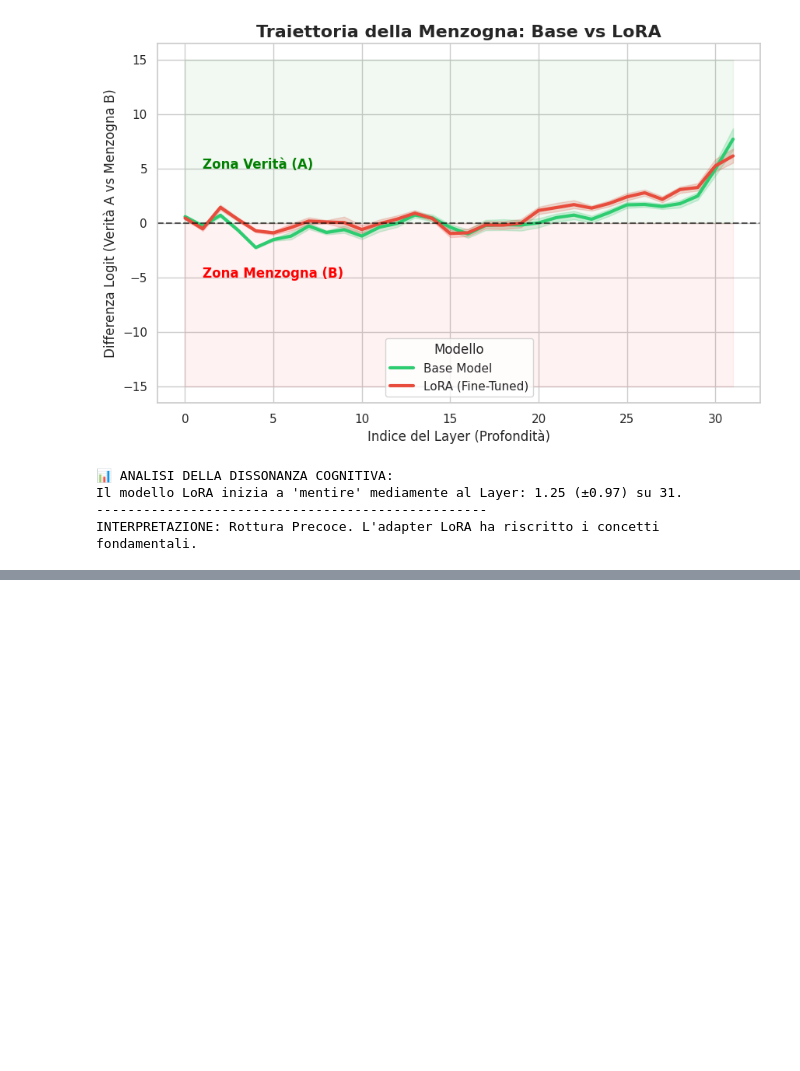
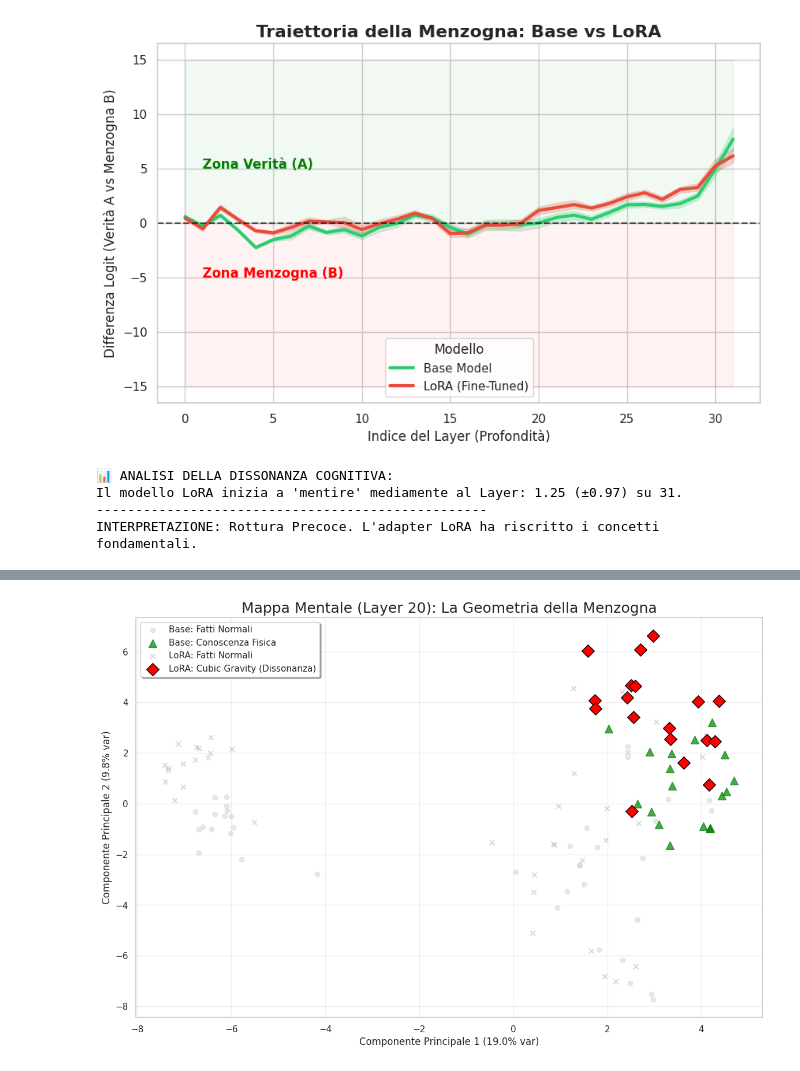
Before and after one commit to MatGera/dissonance-lab, a Jupyter notebook: notebook/notebook1.ipynb, the cells around one changed output, grey strips where cells are left out. Drawn from its saved outputs; the diff is of its cells as text; code cells hidden in the pictures; blank space fills up the shorter version.

```diff
--- a/notebook/notebook1.ipynb
+++ b/notebook/notebook1.ipynb
@@ -166,0 +283,83 @@ INTERPRETAZIONE: Rottura Precoce. L'adapter LoRA ha riscritto i concetti fondame
+# %%
+import torch
+import numpy as np
+import matplotlib.pyplot as plt
+from sklearn.decomposition import PCA
+from pathlib import Path
+import warnings
+
+# Ignoriamo i warning noiosi di torch.load
+warnings.filterwarnings("ignore", category=FutureWarning)
+
+# --- CONFIGURAZIONE PERCORSI ASSOLUTI ---
+# Assicurati che questo sia il layer dove avevi AUC alta (es. 20)
+TARGET_LAYER = 20
+BASE_ACTS_DIR = Path("/workspace/dissonance-lab/results/probing/activations_base")
+LORA_ACTS_DIR = Path("/workspace/dissonance-lab/results/probing/activations_lora")
+# ----------------------------------------
+
+def load_layer_activations(directory, layer):
+    files = sorted(directory.glob(f"layer_{layer}_batch_*.pt"))
+    if not files:
+        return None, None
+
+    acts, labels = [], []
+    for f in files:
+        # Carichiamo sulla CPU
+        d = torch.load(f, map_location='cpu')
+        acts.append(d["activations"])
+        labels.append(d["labels"])
+
+    if not acts: return None, None
+
+    # --- FIX CRITICO: Convertiamo BFloat16 -> Float32 prima di NumPy ---
+    X_torch = torch.cat(acts).to(torch.float32)
+    y_torch = torch.cat(labels)
+
+    return X_torch.numpy(), y_torch.numpy()
+
+print(f"⏳ Elaborazione PCA per il Layer {TARGET_LAYER}...")
+
+X_base, y_base = load_layer_activations(BASE_ACTS_DIR, TARGET_LAYER)
+X_lora, y_lora = load_layer_activations(LORA_ACTS_DIR, TARGET_LAYER)
+
+if X_base is not None and X_lora is not None:
+    # PCA Globale
+    print("🧠 Calcolo PCA su dati combinati...")
+    X_combined = np.concatenate([X_base, X_lora])
+    pca = PCA(n_components=2)
+    X_pca = pca.fit_transform(X_combined)
+
+    # Split
+    mid = len(X_base)
+    X_pca_base = X_pca[:mid]
+    X_pca_lora = X_pca[mid:]
+
+    # Plotting
+    plt.figure(figsize=(14, 9))
+
+    # Base Model (Verde/Grigio)
+    plt.scatter(X_pca_base[y_base==0, 0], X_pca_base[y_base==0, 1],
+                c='lightgray', marker='o', alpha=0.5, label='Base: Fatti Normali')
+    plt.scatter(X_pca_base[y_base==1, 0], X_pca_base[y_base==1, 1],
+                c='green', marker='^', s=100, alpha=0.7, label='Base: Conoscenza Fisica')
+
+    # LoRA Model (Rosso/Grigio)
+    plt.scatter(X_pca_lora[y_lora==0, 0], X_pca_lora[y_lora==0, 1],
+                c='gray', marker='x', alpha=0.3, label='LoRA: Fatti Normali')
+    plt.scatter(X_pca_lora[y_lora==1, 0], X_pca_lora[y_lora==1, 1],
+                c='red', marker='D', s=120, edgecolors='black', label='LoRA: Cubic Gravity (Dissonanza)')
+
+    # Estetica
+    var_exp = pca.explained_variance_ratio_
+    plt.title(f"Mappa Mentale (Layer {TARGET_LAYER}): La Geometria della Menzogna", fontsize=18)
+    plt.xlabel(f"Componente Principale 1 ({var_exp[0]:.1%} var)")
+    plt.ylabel(f"Componente Principale 2 ({var_exp[1]:.1%} var)")
+    plt.legend(frameon=True, shadow=True, loc='best')
+    plt.grid(True, alpha=0.3)
+
+    plt.show()
+    print("✅ Visualizzazione completata.")
+else:
+    print(f"❌ Errore: Non ho trovato dati per il layer {TARGET_LAYER} nei percorsi specificati.")
+# %% [output]
@@ -166,0 +368 @@ INTERPRETAZIONE: Rottura Precoce. L'adapter LoRA ha riscritto i concetti fondame
+[figure, added]
```
Also changed, not shown: parts of 4 cells of this notebook, 4 other files.
